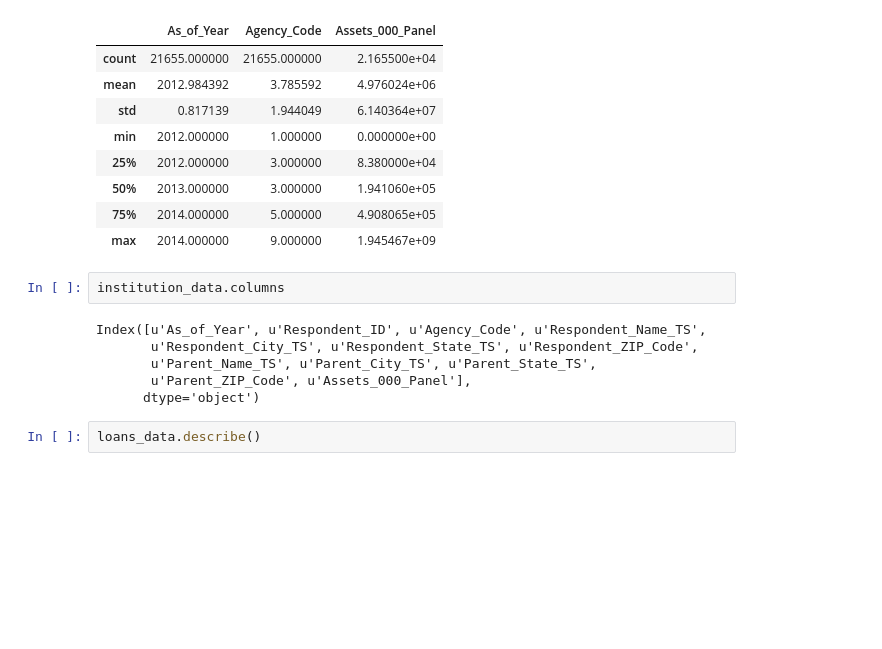
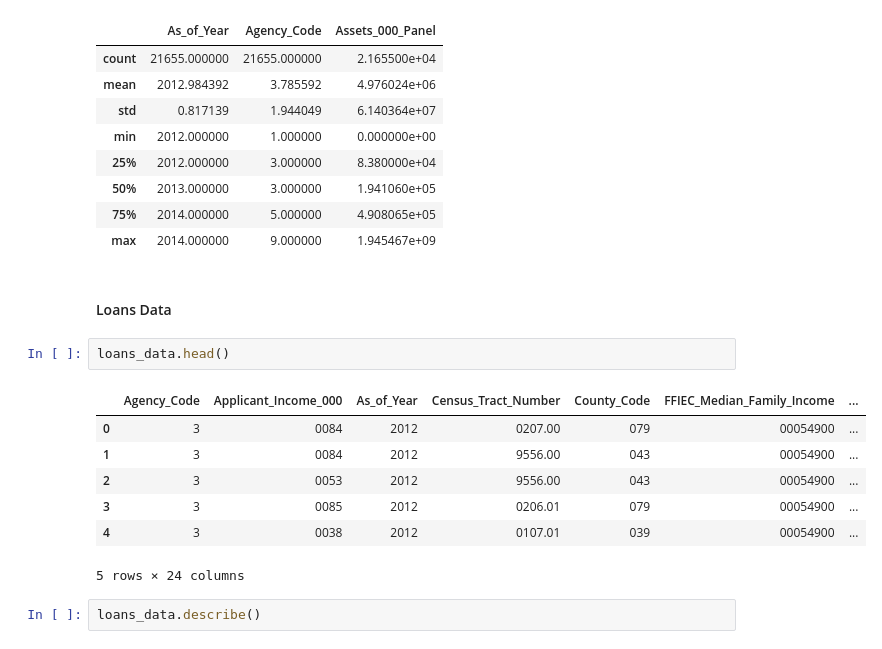
Before and after one commit to jainshubham/notebooks, a Jupyter notebook: Capital_One.ipynb, the cells around one changed output. Cells and saved outputs as stored; diff of their text form; blank space fills up the shorter version.

```diff
--- a/Capital_One.ipynb
+++ b/Capital_One.ipynb
@@ -15,14 +33,18 @@ institution_data.describe()
 | 50% | 2013.000000 | 3.000000 | 1.941060e+05 |
 | 75% | 2014.000000 | 5.000000 | 4.908065e+05 |
 | max | 2014.000000 | 9.000000 | 1.945467e+09 |
-# %%
-institution_data.columns
-# %% [output]
-Index([u'As_of_Year', u'Respondent_ID', u'Agency_Code', u'Respondent_Name_TS',
-       u'Respondent_City_TS', u'Respondent_State_TS', u'Respondent_ZIP_Code',
-       u'Parent_Name_TS', u'Parent_City_TS', u'Parent_State_TS',
-       u'Parent_ZIP_Code', u'Assets_000_Panel'],
-      dtype='object')
+# %% [markdown]
+#### Loans Data
+# %%
+loans_data.head()
+# %% [output]
+|  | Agency_Code | Applicant_Income_000 | As_of_Year | Census_Tract_Number | County_Code | FFIEC_Median_Family_Income | ... |
+| 0 | 3 | 0084 | 2012 | 0207.00 | 079 | 00054900 | ... |
+| 1 | 3 | 0084 | 2012 | 9556.00 | 043 | 00054900 | ... |
+| 2 | 3 | 0053 | 2012 | 9556.00 | 043 | 00054900 | ... |
+| 3 | 3 | 0085 | 2012 | 0206.01 | 079 | 00054900 | ... |
+| 4 | 3 | 0038 | 2012 | 0107.01 | 039 | 00054900 | ... |
+5 rows × 24 columns
 # %%
 loans_data.describe()
 # %% [output]
```
Also changed, not shown: parts of 14 cells of this notebook, 2 other files.
